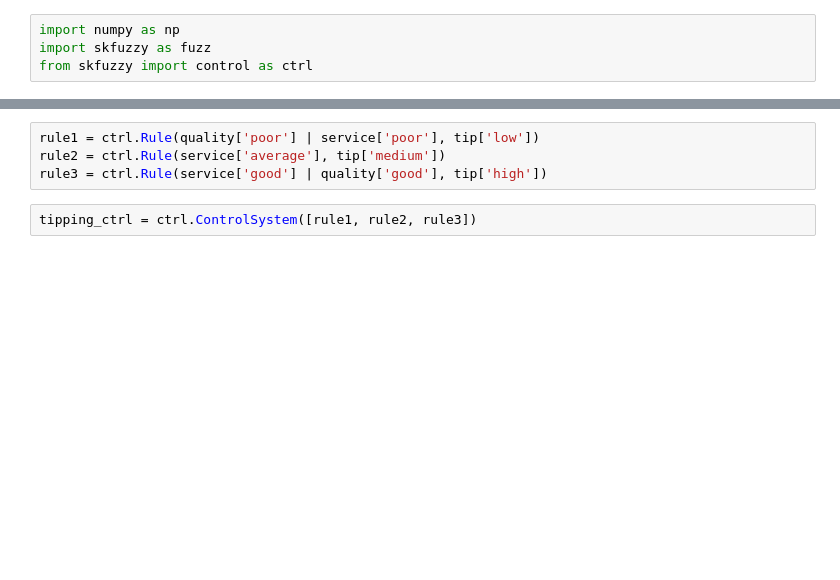
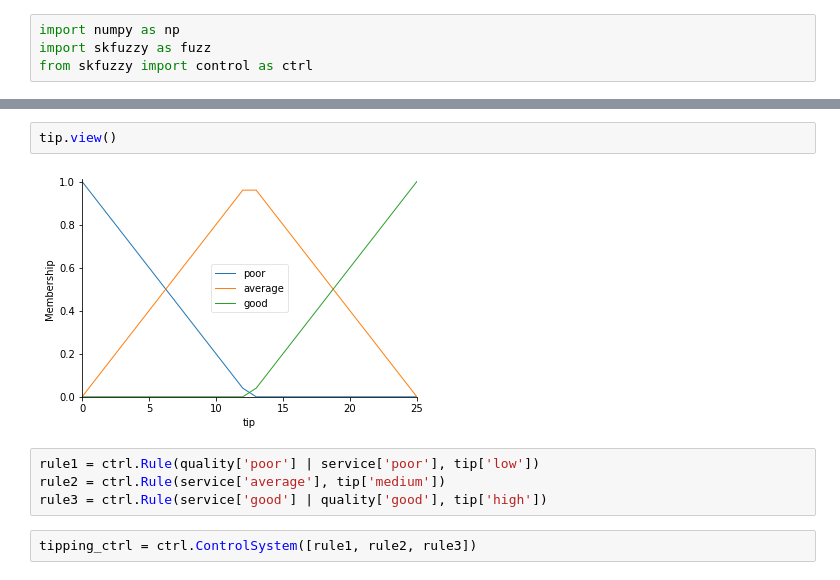
Before and after one commit to narayananveswar/fuzzy_system, a Jupyter notebook: control_system.ipynb, the cells around one changed output, grey strips where cells are left out. Saved outputs shown, nothing was run; the diff lists cells and outputs as text; blank space fills up the shorter version.

```diff
--- a/control_system.ipynb
+++ b/control_system.ipynb
@@ -20,3 +23,7 @@ tip['high'] = fuzz.trimf(tip.universe, [13, 25, 25])
+# %%
+tip.view()
+# %% [output]
+[figure, added]
 # %%
 rule1 = ctrl.Rule(quality['poor'] | service['poor'], tip['low'])
 rule2 = ctrl.Rule(service['average'], tip['medium'])
```
Also changed, not shown: parts of 7 cells of this notebook, 4 other files.
